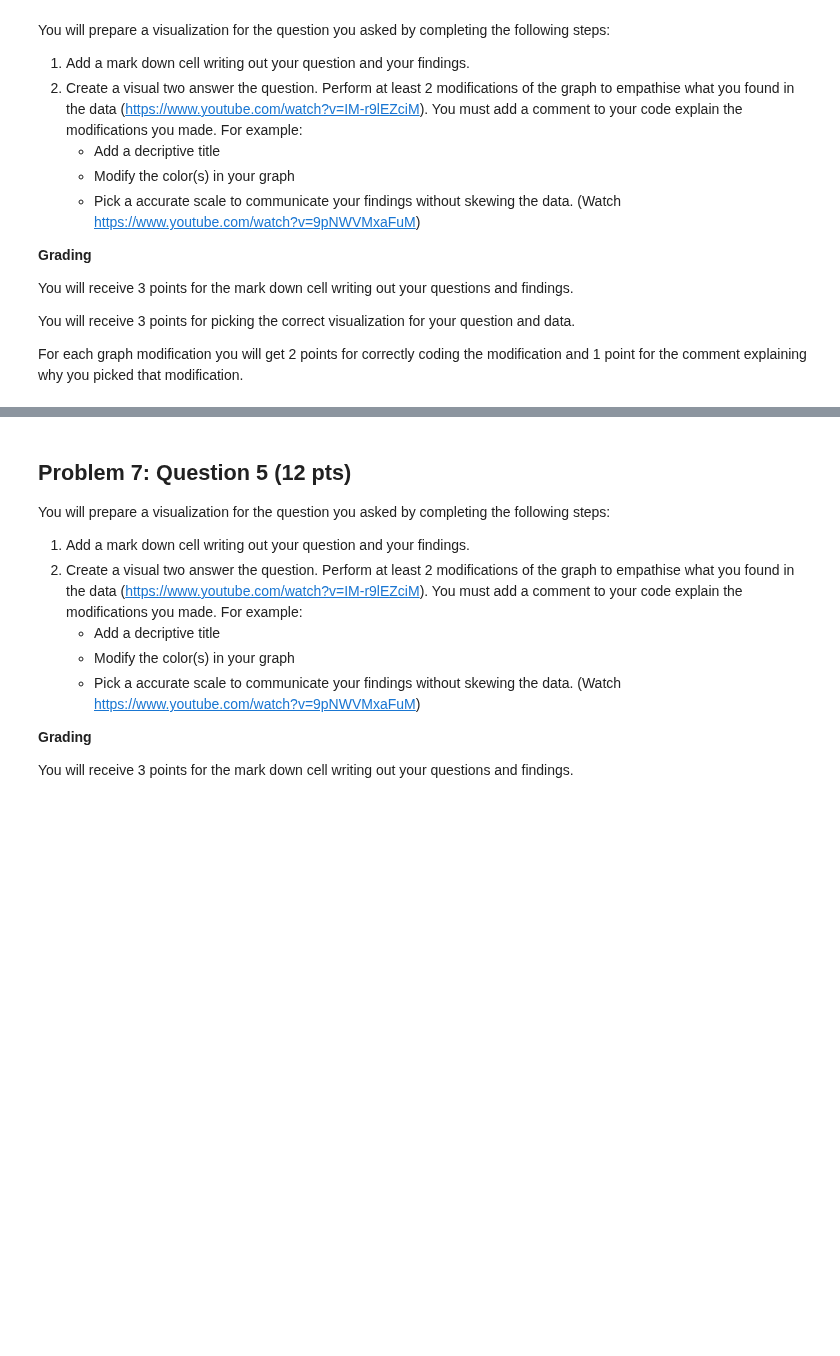
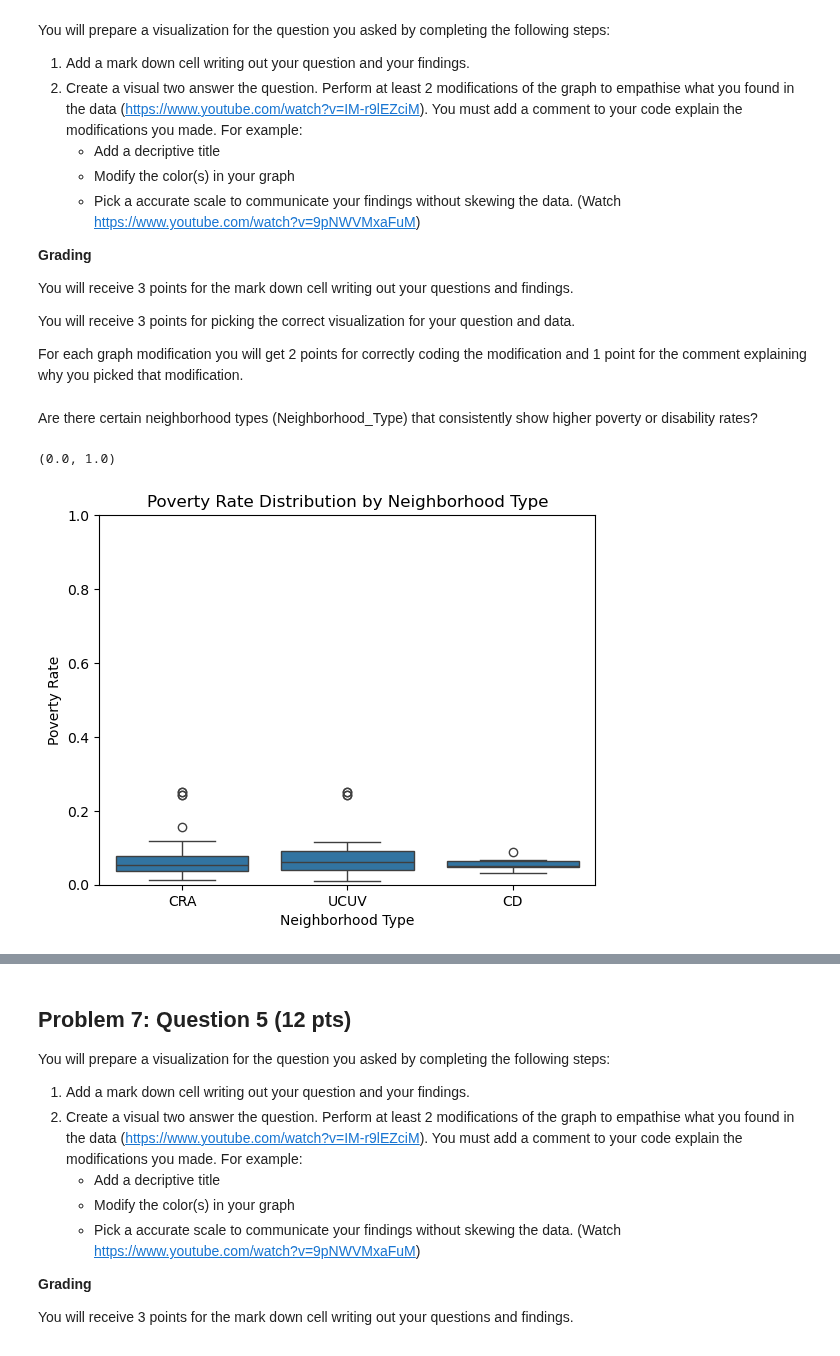
Before and after one commit to dmerced05/Daniel_AD450, a Jupyter notebook: week_9_viz_determ.ipynb, the cells around one changed output, grey strips where cells are left out. Drawn from its saved outputs; the diff is of its cells as text; code cells hidden in the pictures; blank space fills up the shorter version.

```diff
--- a/week_9_viz_determ.ipynb
+++ b/week_9_viz_determ.ipynb
@@ -277,3 +519,21 @@ You will receive 3 points for the mark down cell writing out your questions and
 You will receive 3 points for picking the correct visualization for your question and data.
 
 For each graph modification you will get 2 points for correctly coding the modification and 1 point for the comment explaining why you picked that modification.
+# %% [markdown]
+Are there certain neighborhood types (Neighborhood_Type) that consistently show higher poverty or disability rates?
+# %%
+# Poverty by type
+ax1 = sns.boxplot(
+    data=merged_df,
+    x="Neighborhood_Type_x",
+    y="Poverty_Rate"
+)
+ax1.set_title("Poverty Rate Distribution by Neighborhood Type")
+ax1.set_xlabel("Neighborhood Type")
+ax1.set_ylabel("Poverty Rate")
+
+# Need to equalize both plots
+ax1.set_ylim(0, 1)
+# %% [output]
+(0.0, 1.0)
+[figure, added]
```
Also changed, not shown: parts of 24 cells of this notebook.
